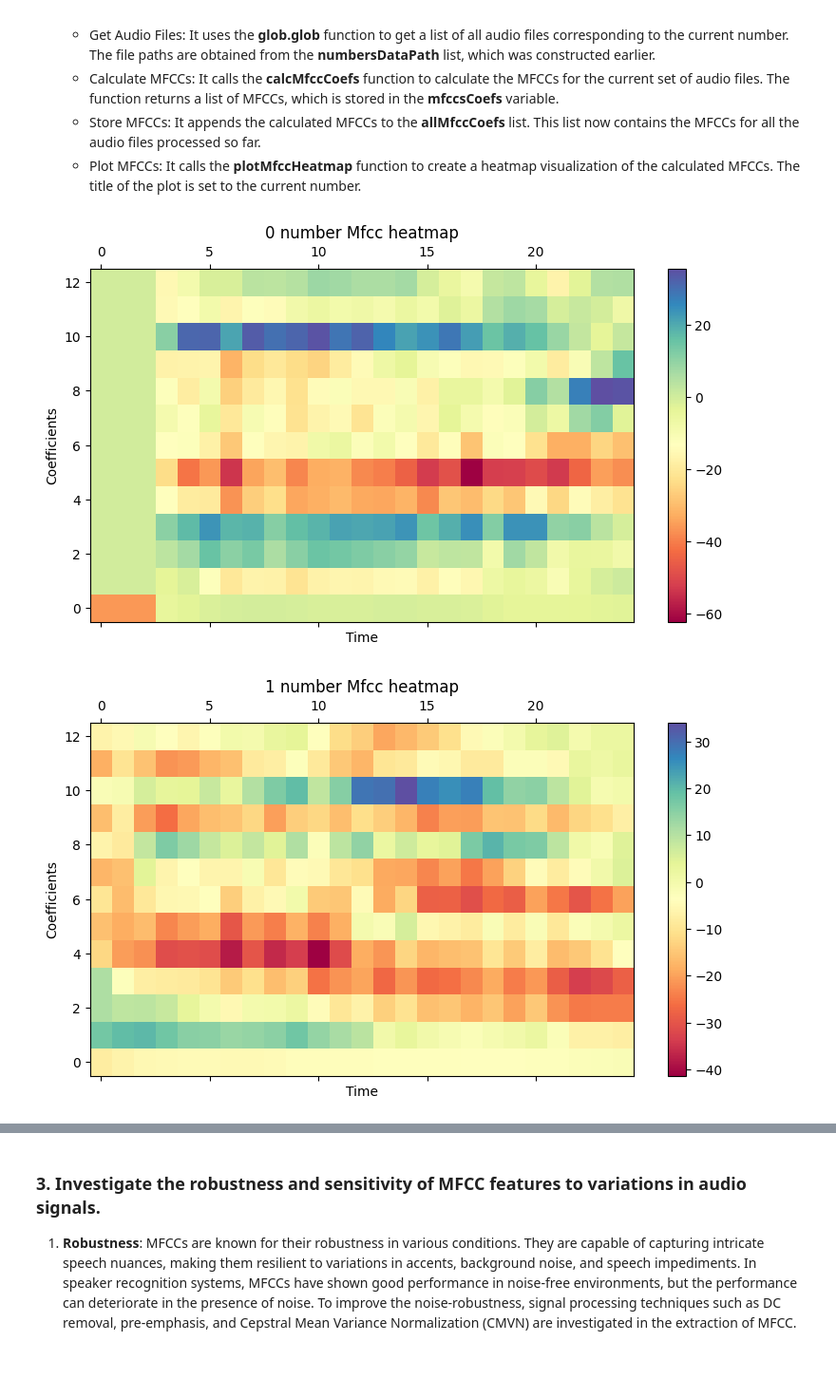
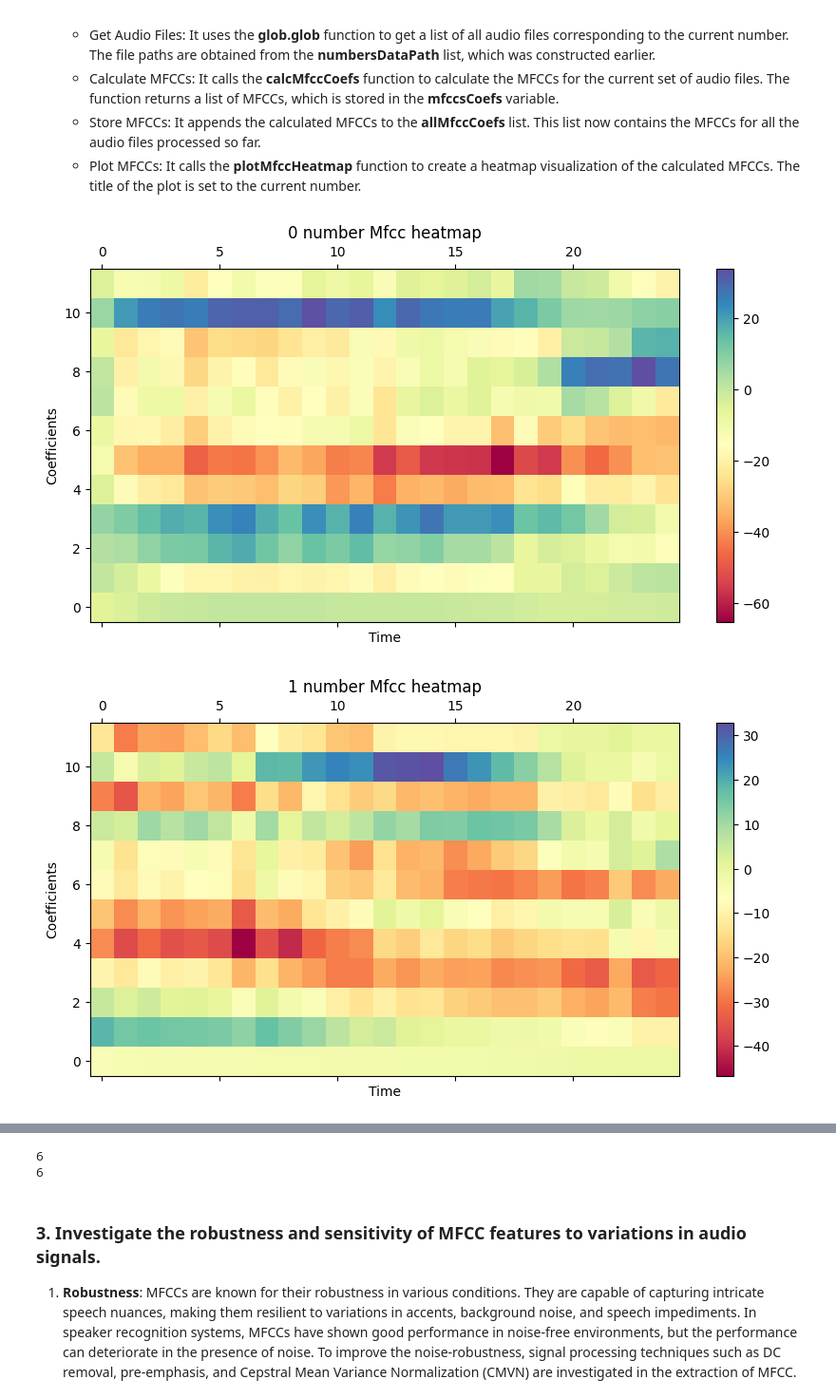
Before and after one commit to AryanBastani/AI-Course-Projects, a Jupyter notebook: Hidden Markov Models/AI_CA2.ipynb, the cells around one changed output, grey strips where cells are left out. Shown at 95% size. Drawn from its saved outputs; the diff is of its cells as text; code cells hidden in the pictures; blank space fills up the shorter version.

```diff
--- a/Hidden Markov Models/AI_CA2.ipynb
+++ b/Hidden Markov Models/AI_CA2.ipynb
@@ -31,6 +31,7 @@ import librosa
 The script starts by defining a list of numbers from “0” to “9”. These numbers are used as labels for different classes of audio data. Each number represents a distinct class.
 # %%
 numbers = ["0","1","2","3", "4", "5", "6", "7", "8", "9"]
+persons = ['george', 'jackson', 'lucas', 'nicolas', 'theo', 'yweweler']
 # %% [markdown]
 - **Data Paths:** The script then constructs a list of file paths for the audio data. Each file path corresponds to a different class of audio data. The file paths are constructed using the number labels and the Data directory. The *.wav extension indicates that the script is looking for .wav files, which are commonly used for storing audio data.
 # %%
@@ -39,6 +40,10 @@ numbersDataPath = [f"Data\{numbers[0]}*.wav", f"Data\{numbers[1]}*.wav",
                    f"Data\{numbers[4]}*.wav", f"Data\{numbers[5]}*.wav",
                    f"Data\{numbers[6]}*.wav", f"Data\{numbers[7]}*.wav",
                    f"Data\{numbers[8]}*.wav", f"Data\{numbers[9]}*.wav"]
+
+personsDataPath = [f"Data\*{persons[0]}*.wav", f"Data\*{persons[1]}*.wav",
+                   f"Data\*{persons[2]}*.wav", f"Data\*{persons[3]}*.wav",
+                   f"Data\*{persons[4]}*.wav", f"Data\*{persons[5]}*.wav"]
 # %%
 DS_train=dict()
 # %% [markdown]
@@ -108,7 +113,7 @@ def calcMfccCoefs(numberSoundsPath):
     for numberSound in numberSoundsPath:
         audio, samplingRate = librosa.load(numberSound, sr=None)
         audio, _ = librosa.effects.trim(audio, top_db=50, frame_length=1024)
-        currentCoef = Mfcc(audio, samplerate=samplingRate, nfft=1024)[:25, :]
+        currentCoef = Mfcc(audio, samplerate=samplingRate, nfft=1024, numcep=12, winlen=0.05)[:25, :]
         if(len(currentCoef) < 25):
             currentCoef = np.pad(currentCoef, ((0, 25 - len(currentCoef)), (0, 0)), mode='edge')
         mfccCoefs.append(currentCoef)
@@ -136,14 +141,23 @@ def plotMfccHeatmap(title, mfccs):
     -   Store MFCCs: It appends the calculated MFCCs to the **allMfccCoefs** list. This list now contains the MFCCs for all the audio files processed so far.
     -   Plot MFCCs: It calls the **plotMfccHeatmap** function to create a heatmap visualization of the calculated MFCCs. The title of the plot is set to the current number.
 # %%
-allMfccCoefs = []
+numMfccCoefs = []
+personMfccCoefs = []
 allNums = []
+allpersons = []
 for i in range(len(numbers)):
     currentNumberData = glob.glob(numbersDataPath[i])
     mfccsCoefs = calcMfccCoefs(currentNumberData)
-    allMfccCoefs.append(mfccsCoefs)
+    numMfccCoefs.append(mfccsCoefs)
     allNums.append([i] * len(mfccsCoefs))
+    if(i < len(persons)):
+        personCoef = calcMfccCoefs(glob.glob(personsDataPath[i]))
+        personMfccCoefs.append(personCoef)
+        allpersons.append([i] * len(personCoef))
     plotMfccHeatmap(numbers[i], mfccsCoefs)
+
+print(len(personMfccCoefs))
+print(len(allpersons))
 # %% [output]
-[figure, old version]
+[figure, new version]
-[figure, old version]
+[figure, new version]
@@ -158,3 +172,5 @@ for i in range(len(numbers)):
+6
+6
 # %% [markdown]
 ### 3. Investigate the robustness and sensitivity of MFCC features to variations in audio signals.
 
```
Also changed, not shown: parts of 17 cells of this notebook.
